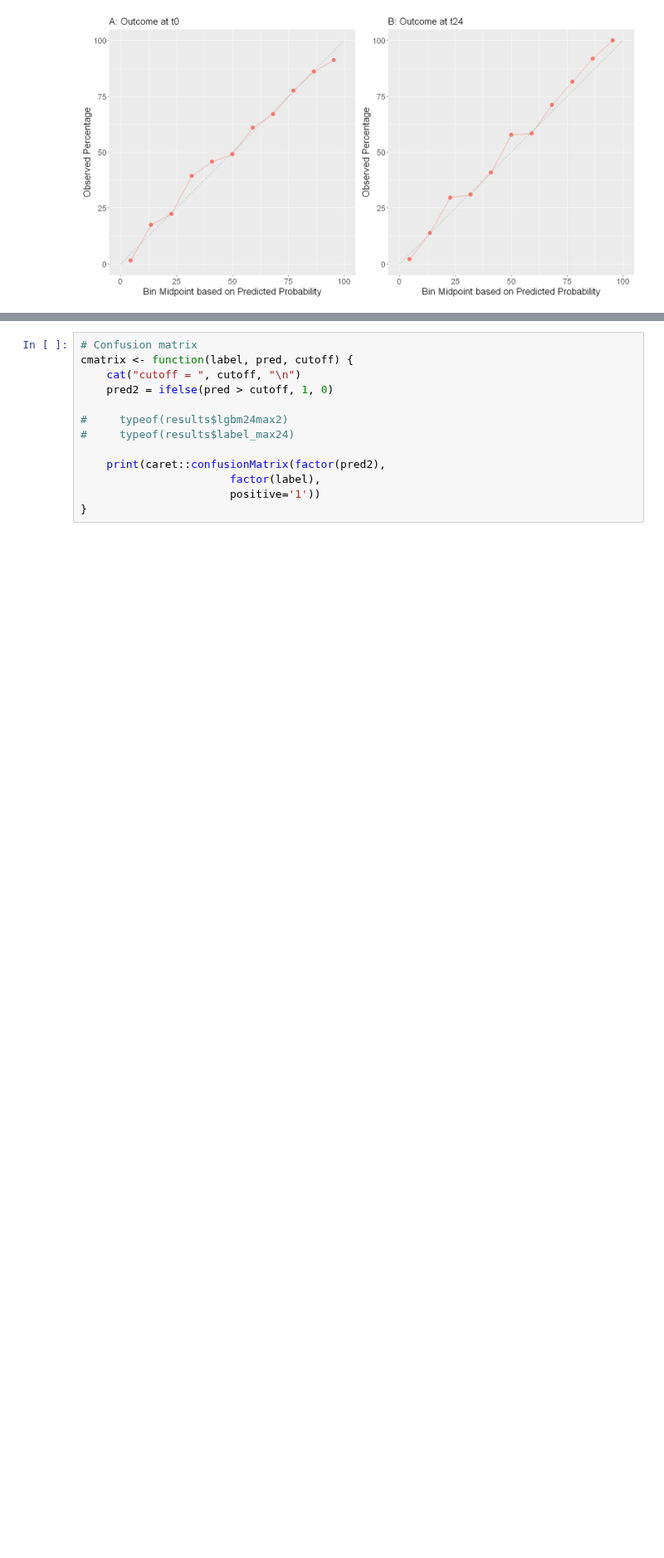
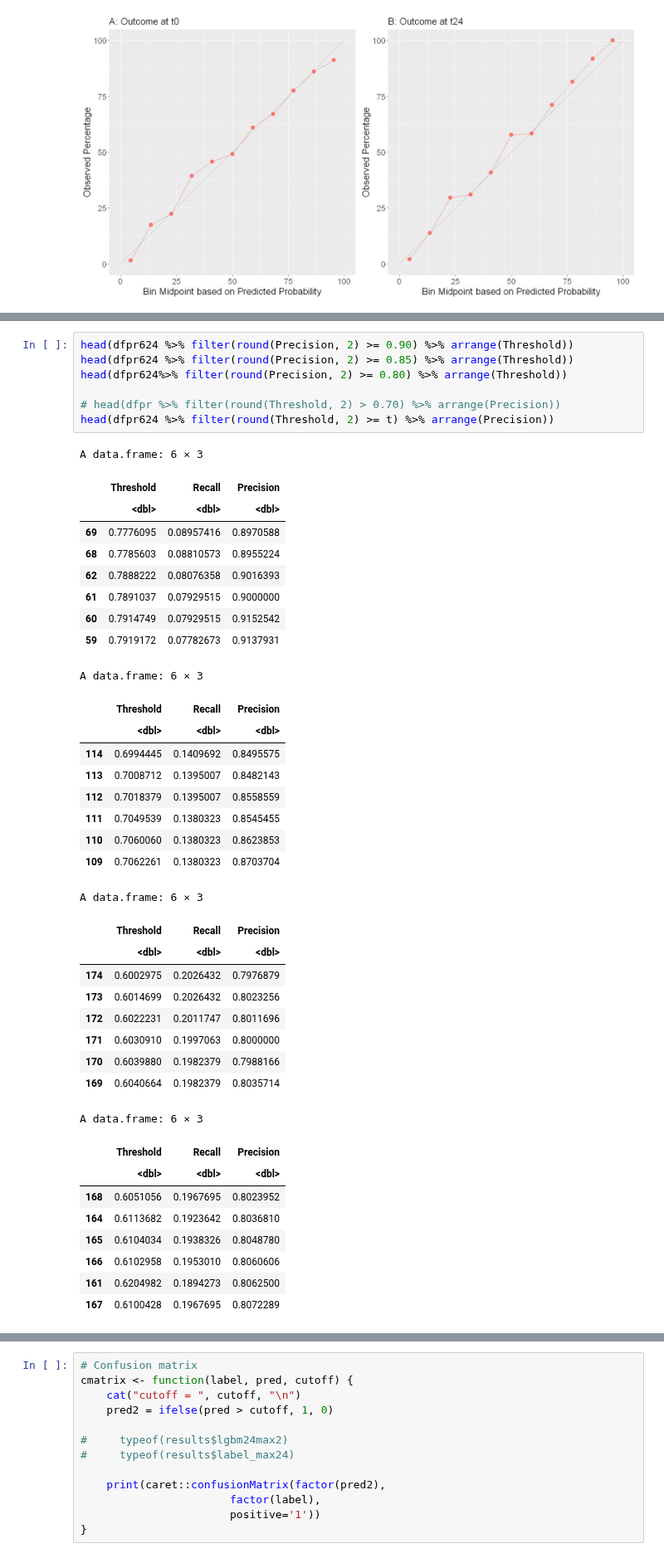
Before and after one commit to Minh084/TDA, a Jupyter notebook: shc2021/20_model_performance_R.ipynb, the cells around one changed output, grey strips where cells are left out. Shown at 83% size. Drawn from its saved outputs; the diff is of its cells as text; blank space fills up the shorter version.

```diff
--- a/shc2021/20_model_performance_R.ipynb
+++ b/shc2021/20_model_performance_R.ipynb
@@ -1076,0 +1456,44 @@ ggsave(filename = file.path(Figuredir, "Fig_new_calibration_plotsAB_notitle.png"
+# %%
+head(dfpr624 %>% filter(round(Precision, 2) >= 0.90) %>% arrange(Threshold))
+head(dfpr624 %>% filter(round(Precision, 2) >= 0.85) %>% arrange(Threshold))
+head(dfpr624%>% filter(round(Precision, 2) >= 0.80) %>% arrange(Threshold))
+
+# head(dfpr %>% filter(round(Threshold, 2) > 0.70) %>% arrange(Precision))
+head(dfpr624 %>% filter(round(Threshold, 2) >= t) %>% arrange(Precision))
+# %% [output]
+A data.frame: 6 × 3
+|  | Threshold | Recall | Precision |
+|  | <dbl> | <dbl> | <dbl> |
+| 69 | 0.7776095 | 0.08957416 | 0.8970588 |
+| 68 | 0.7785603 | 0.08810573 | 0.8955224 |
+| 62 | 0.7888222 | 0.08076358 | 0.9016393 |
+| 61 | 0.7891037 | 0.07929515 | 0.9000000 |
+| 60 | 0.7914749 | 0.07929515 | 0.9152542 |
+| 59 | 0.7919172 | 0.07782673 | 0.9137931 |
+A data.frame: 6 × 3
+|  | Threshold | Recall | Precision |
+|  | <dbl> | <dbl> | <dbl> |
+| 114 | 0.6994445 | 0.1409692 | 0.8495575 |
+| 113 | 0.7008712 | 0.1395007 | 0.8482143 |
+| 112 | 0.7018379 | 0.1395007 | 0.8558559 |
+| 111 | 0.7049539 | 0.1380323 | 0.8545455 |
+| 110 | 0.7060060 | 0.1380323 | 0.8623853 |
+| 109 | 0.7062261 | 0.1380323 | 0.8703704 |
+A data.frame: 6 × 3
+|  | Threshold | Recall | Precision |
+|  | <dbl> | <dbl> | <dbl> |
+| 174 | 0.6002975 | 0.2026432 | 0.7976879 |
+| 173 | 0.6014699 | 0.2026432 | 0.8023256 |
+| 172 | 0.6022231 | 0.2011747 | 0.8011696 |
+| 171 | 0.6030910 | 0.1997063 | 0.8000000 |
+| 170 | 0.6039880 | 0.1982379 | 0.7988166 |
+| 169 | 0.6040664 | 0.1982379 | 0.8035714 |
+A data.frame: 6 × 3
+|  | Threshold | Recall | Precision |
+|  | <dbl> | <dbl> | <dbl> |
+| 168 | 0.6051056 | 0.1967695 | 0.8023952 |
+| 164 | 0.6113682 | 0.1923642 | 0.8036810 |
+| 165 | 0.6104034 | 0.1938326 | 0.8048780 |
+| 166 | 0.6102958 | 0.1953010 | 0.8060606 |
+| 161 | 0.6204982 | 0.1894273 | 0.8062500 |
+| 167 | 0.6100428 | 0.1967695 | 0.8072289 |
```
Also changed, not shown: parts of 27 cells of this notebook, 1 other file.
